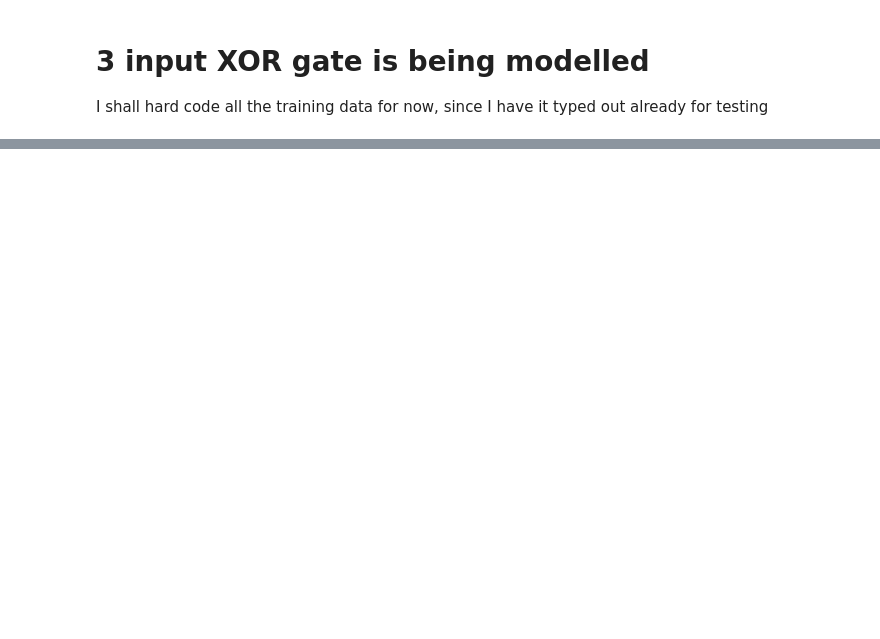
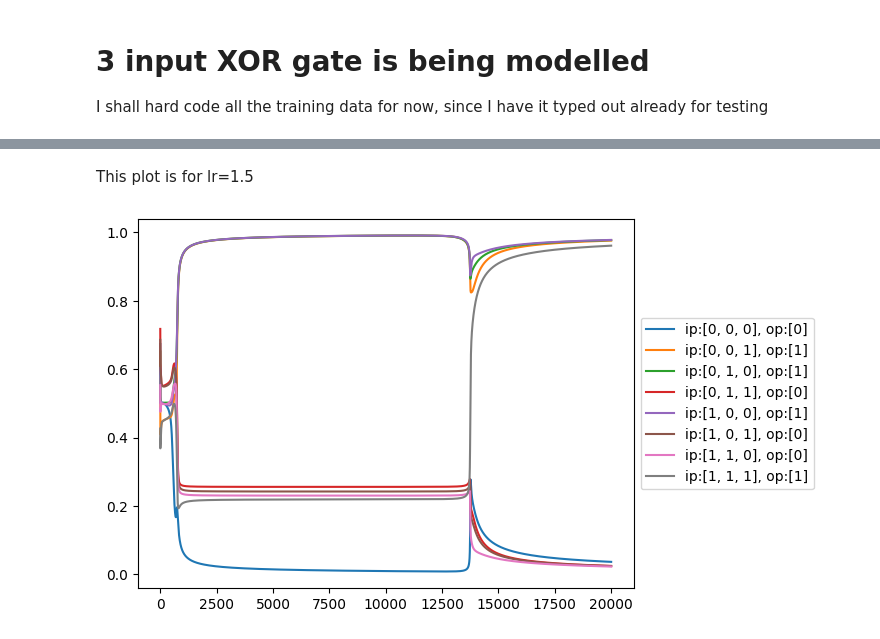
Before and after one commit to VenkataRamanaRao5/MLLab, a Jupyter notebook: week5/back_propagation.ipynb, the cells around one changed output, grey strips where cells are left out. Saved outputs shown, nothing was run; the diff lists cells and outputs as text; code cells hidden in the pictures; blank space fills up the shorter version.

```diff
--- a/week5/back_propagation.ipynb
+++ b/week5/back_propagation.ipynb
@@ -131,0 +219,6 @@ Error = 4.319666687541849e-08
+# %% [markdown]
+This plot is for lr=1.5
+# %%
+output_plot(1)
+# %% [output]
+[figure, added]
```
Also changed, not shown: parts of 26 cells of this notebook.
